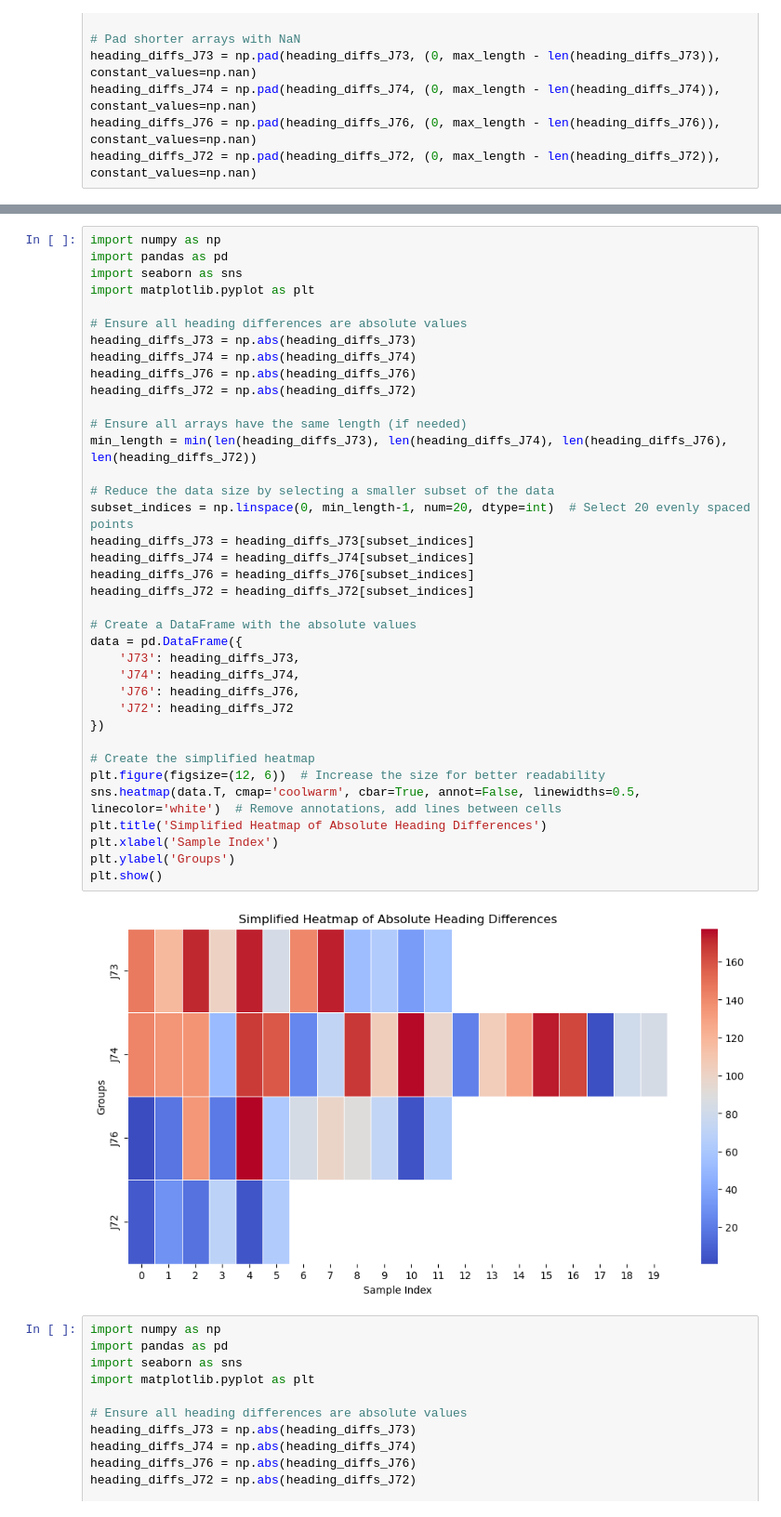
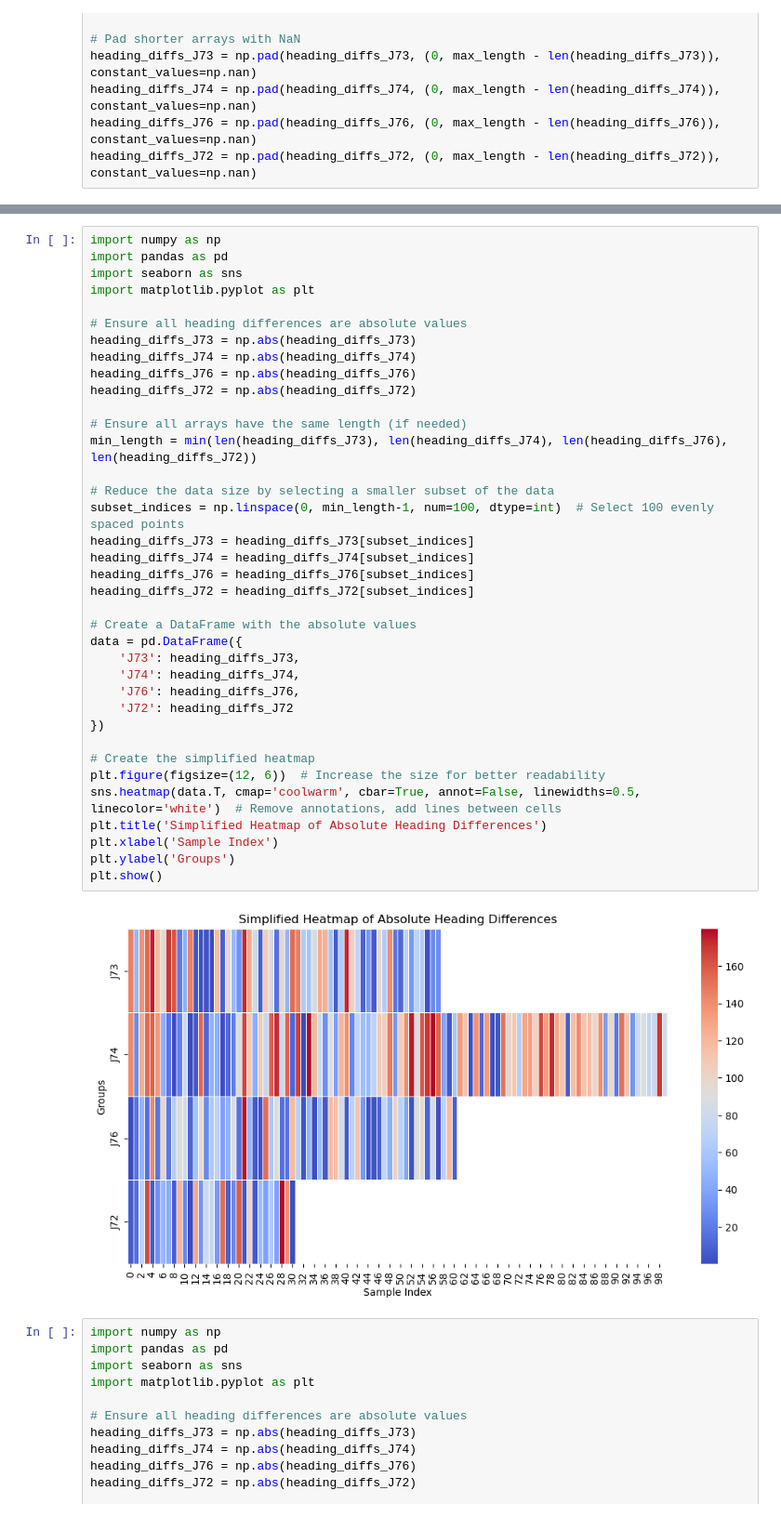
Before and after one commit to Shivammm123/FlyFlightBehavior, a Jupyter notebook: Free Flight Analysis Flies/Complete Analysis.ipynb, the cells around one changed output, grey strips where cells are left out. Shown at 93% size. Drawn from its saved outputs; the diff is of its cells as text.

```diff
--- a/Free Flight Analysis Flies/Complete Analysis.ipynb
+++ b/Free Flight Analysis Flies/Complete Analysis.ipynb
@@ -989,35 +989,35 @@ import matplotlib.pyplot as plt
 heading_diffs_J73 = np.abs(heading_diffs_J73)
 heading_diffs_J74 = np.abs(heading_diffs_J74)
 heading_diffs_J76 = np.abs(heading_diffs_J76)
 heading_diffs_J72 = np.abs(heading_diffs_J72)
 
 # Ensure all arrays have the same length (if needed)
 min_length = min(len(heading_diffs_J73), len(heading_diffs_J74), len(heading_diffs_J76), len(heading_diffs_J72))
 
 # Reduce the data size by selecting a smaller subset of the data
-subset_indices = np.linspace(0, min_length-1, num=20, dtype=int)  # Select 20 evenly spaced points
+subset_indices = np.linspace(0, min_length-1, num=100, dtype=int)  # Select 100 evenly spaced points
 heading_diffs_J73 = heading_diffs_J73[subset_indices]
 heading_diffs_J74 = heading_diffs_J74[subset_indices]
 heading_diffs_J76 = heading_diffs_J76[subset_indices]
 heading_diffs_J72 = heading_diffs_J72[subset_indices]
 
 # Create a DataFrame with the absolute values
 data = pd.DataFrame({
     'J73': heading_diffs_J73,
     'J74': heading_diffs_J74,
     'J76': heading_diffs_J76,
     'J72': heading_diffs_J72
 })
 
 # Create the simplified heatmap
 plt.figure(figsize=(12, 6))  # Increase the size for better readability
 sns.heatmap(data.T, cmap='coolwarm', cbar=True, annot=False, linewidths=0.5, linecolor='white')  # Remove annotations, add lines between cells
 plt.title('Simplified Heatmap of Absolute Heading Differences')
 plt.xlabel('Sample Index')
 plt.ylabel('Groups')
 plt.show()
 # %% [output]
-[figure, old version]
+[figure, new version]
 # %%
 import numpy as np
 import pandas as pd
```
Also changed, not shown: parts of 1 cell of this notebook.
